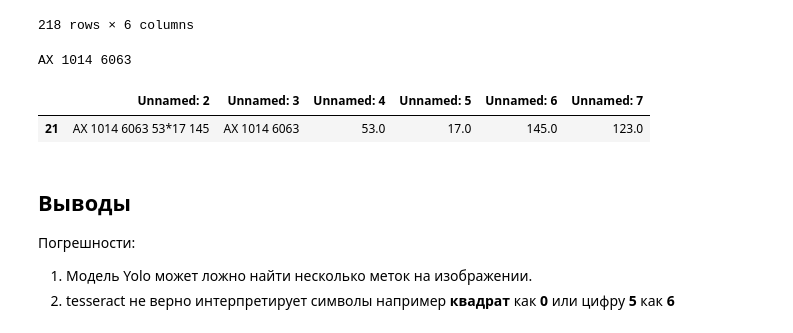
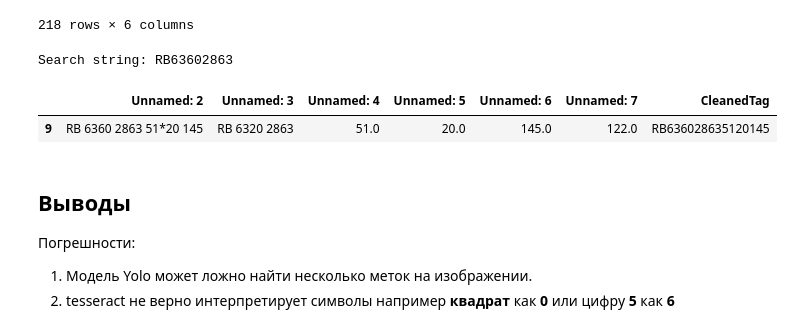
Before and after one commit to Untick/NetOptik, a Jupyter notebook: Polyakov Alexander/Glasses_arm_tag_v0_1b.ipynb, the cells around one changed output. Cells and saved outputs as stored; diff of their text form; code cells hidden in the pictures.

```diff
--- a/Polyakov Alexander/Glasses_arm_tag_v0_1b.ipynb
+++ b/Polyakov Alexander/Glasses_arm_tag_v0_1b.ipynb
@@ -238,19 +239,27 @@ df
 | 217 | FPVN003 BLUE 46*14 120 | FPVN003 BLUE | 46.0 | 14.0 | 120.0 | 106.0 |
 | 218 | FPVN003 VLT 46*14 120 | FPVN003 VLT | 46.0 | 14.0 | 120.0 | 106.0 |
 218 rows × 6 columns
-# %%
-target_substring = extracted_text[:12]
-print(target_substring)
-# Use str.contains() on the second column to search for the substring
-result_df = df[df.iloc[:, 1].str.contains(target_substring)]
-result_df = df[df['Unnamed: 3'].str.contains(target_substring)]
-
-# Display the results
-result_df
-# %% [output]
-AX 1014 6063
-|  | Unnamed: 2 | Unnamed: 3 | Unnamed: 4 | Unnamed: 5 | Unnamed: 6 | Unnamed: 7 |
-| 21 | AX 1014 6063 53*17 145 | AX 1014 6063 | 53.0 | 17.0 | 145.0 | 123.0 |
+# %%
+import re
+
+def clean_text(text):
+    return re.sub(r'[^a-zA-Z0-9]', '', text)
+
+target_substring = clean_text(extracted_text[:12])
+escaped_target_substring = re.escape(target_substring)
+
+print('Search string:', escaped_target_substring)
+
+# Clean the DataFrame column
+df['CleanedTag'] = df['Unnamed: 2'].apply(clean_text)
+result_df = df[df['CleanedTag'].str.contains(escaped_target_substring, case=False, regex=True)]
+
+# Display the results
+result_df
+# %% [output]
+Search string: RB63602863
+|  | Unnamed: 2 | Unnamed: 3 | Unnamed: 4 | Unnamed: 5 | Unnamed: 6 | Unnamed: 7 | CleanedTag |
+| 9 | RB 6360 2863 51*20 145 | RB 6320 2863 | 51.0 | 20.0 | 145.0 | 122.0 | RB636028635120145 |
 # %% [markdown]
 ## Выводы
 
```
Also changed, not shown: parts of 10 cells of this notebook.
